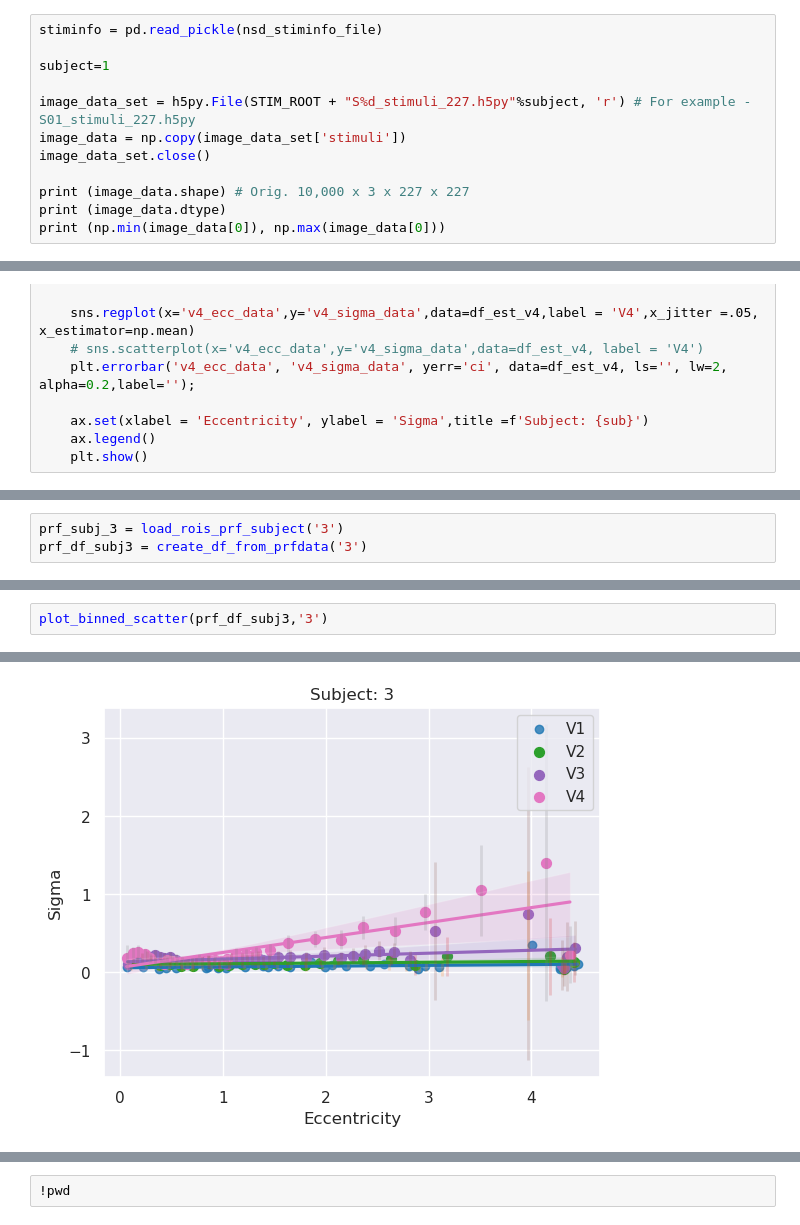
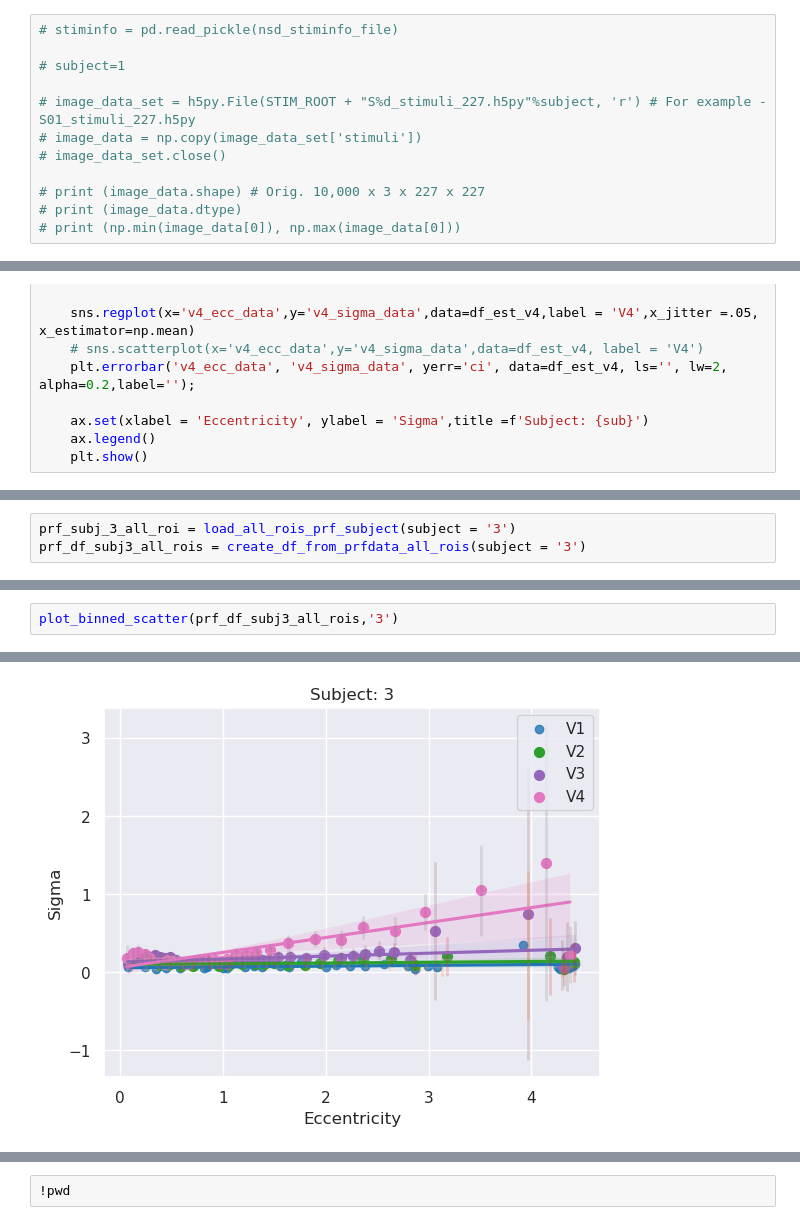
Before and after one commit to hrdkbhatnagar/nsd-static-saliency, a Jupyter notebook: scripts/02_pRF_sanity_check_multisubj.ipynb, the cells around one changed output, grey strips where cells are left out. Cells and saved outputs as stored; diff of their text form.

```diff
--- a/scripts/02_pRF_sanity_check_multisubj.ipynb
+++ b/scripts/02_pRF_sanity_check_multisubj.ipynb
@@ -45,12 +42,12 @@ imgBrick :
 # %%
-stiminfo = pd.read_pickle(nsd_stiminfo_file)
+# stiminfo = pd.read_pickle(nsd_stiminfo_file)
 
-subject=1
+# subject=1
 
-image_data_set = h5py.File(STIM_ROOT + "S%d_stimuli_227.h5py"%subject, 'r') # For example - S01_stimuli_227.h5py
-image_data = np.copy(image_data_set['stimuli'])
-image_data_set.close()
+# image_data_set = h5py.File(STIM_ROOT + "S%d_stimuli_227.h5py"%subject, 'r') # For example - S01_stimuli_227.h5py
+# image_data = np.copy(image_data_set['stimuli'])
+# image_data_set.close()
 
-print (image_data.shape) # Orig. 10,000 x 3 x 227 x 227
-print (image_data.dtype)
-print (np.min(image_data[0]), np.max(image_data[0]))
+# print (image_data.shape) # Orig. 10,000 x 3 x 227 x 227
+# print (image_data.dtype)
+# print (np.min(image_data[0]), np.max(image_data[0]))
@@ -428,4 +665,4 @@ plot_binned_scatter(prf_df_subj2,'2')
 # %%
-prf_subj_3 = load_rois_prf_subject('3')
-prf_df_subj3 = create_df_from_prfdata('3')
+prf_subj_3_all_roi = load_all_rois_prf_subject(subject = '3')
+prf_df_subj3_all_rois = create_df_from_prfdata_all_rois(subject = '3')
 # %% [output]
@@ -443,9 +693,9 @@ Loaded file prf_meanvol.nii.gz
 # %%
-plot_binned_scatter(prf_df_subj3,'3')
+plot_binned_scatter(prf_df_subj3_all_rois,'3')
 # %% [output]
 [figure]
 [figure]
 [figure]
 [figure]
-[figure, old version]
+[figure, new version]
 # %%
```
Also changed, not shown: parts of 36 cells of this notebook, 7 other files.
